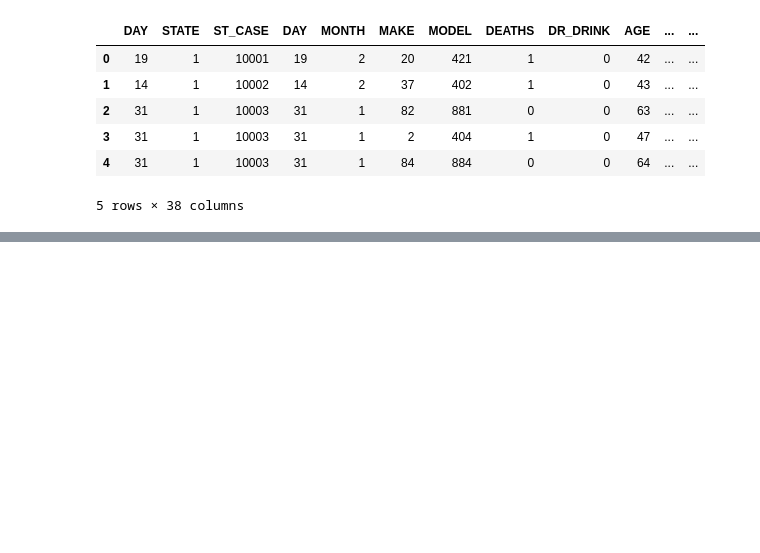
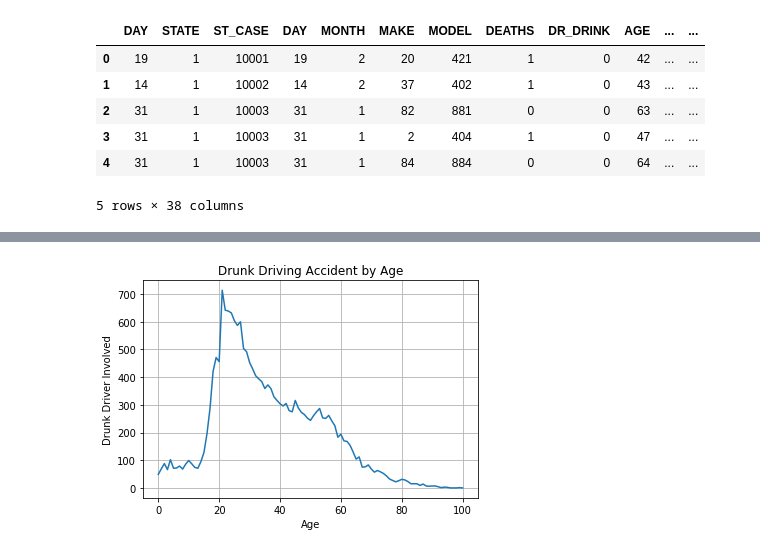
Before and after one commit to cglovertenn/Fatal_Trends_USADriving, a Jupyter notebook: Untitled.ipynb, the cells around one changed output, grey strips where cells are left out. Cells and saved outputs as stored; diff of their text form; code cells hidden in the pictures; blank space fills up the shorter version.

```diff
--- a/Untitled.ipynb
+++ b/Untitled.ipynb
@@ -198,0 +226,15 @@ master_df.head()
+# %%
+drinking_abbr = master_newage #[:1000]
+
+drinking_group = drinking_abbr.groupby("AGE")
+
+drinking_count = drinking_group["DRUNK_DR"].sum()
+
+plt.title("Drunk Driving Accident by Age")
+plt.xlabel("Age")
+plt.ylabel("Drunk Driver Involved")
+plt.grid()
+plt.plot(drinking_count)
+plt.show()
+# %% [output]
+[figure, added]
```
Also changed, not shown: parts of 4 cells of this notebook, 1 other file.
